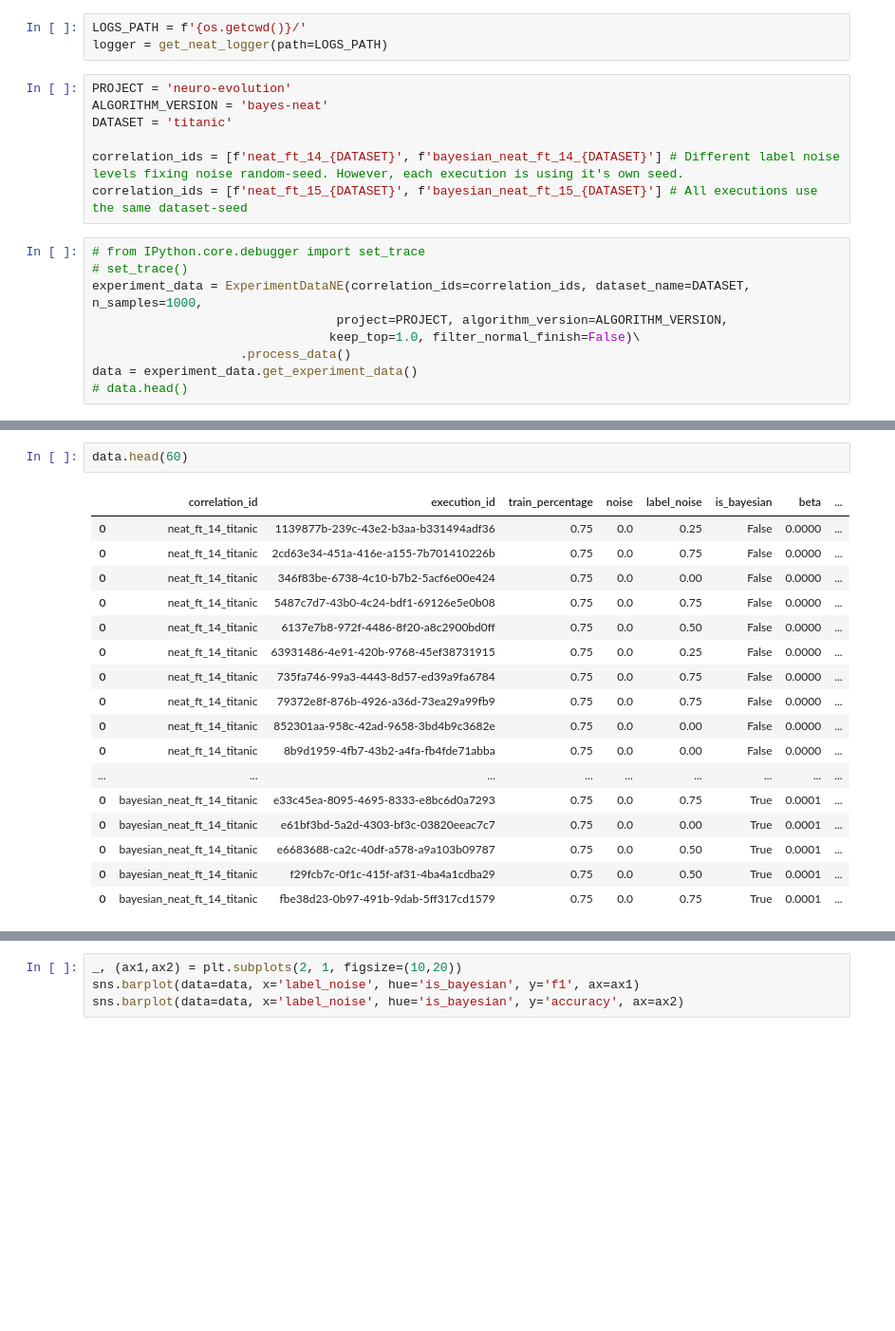
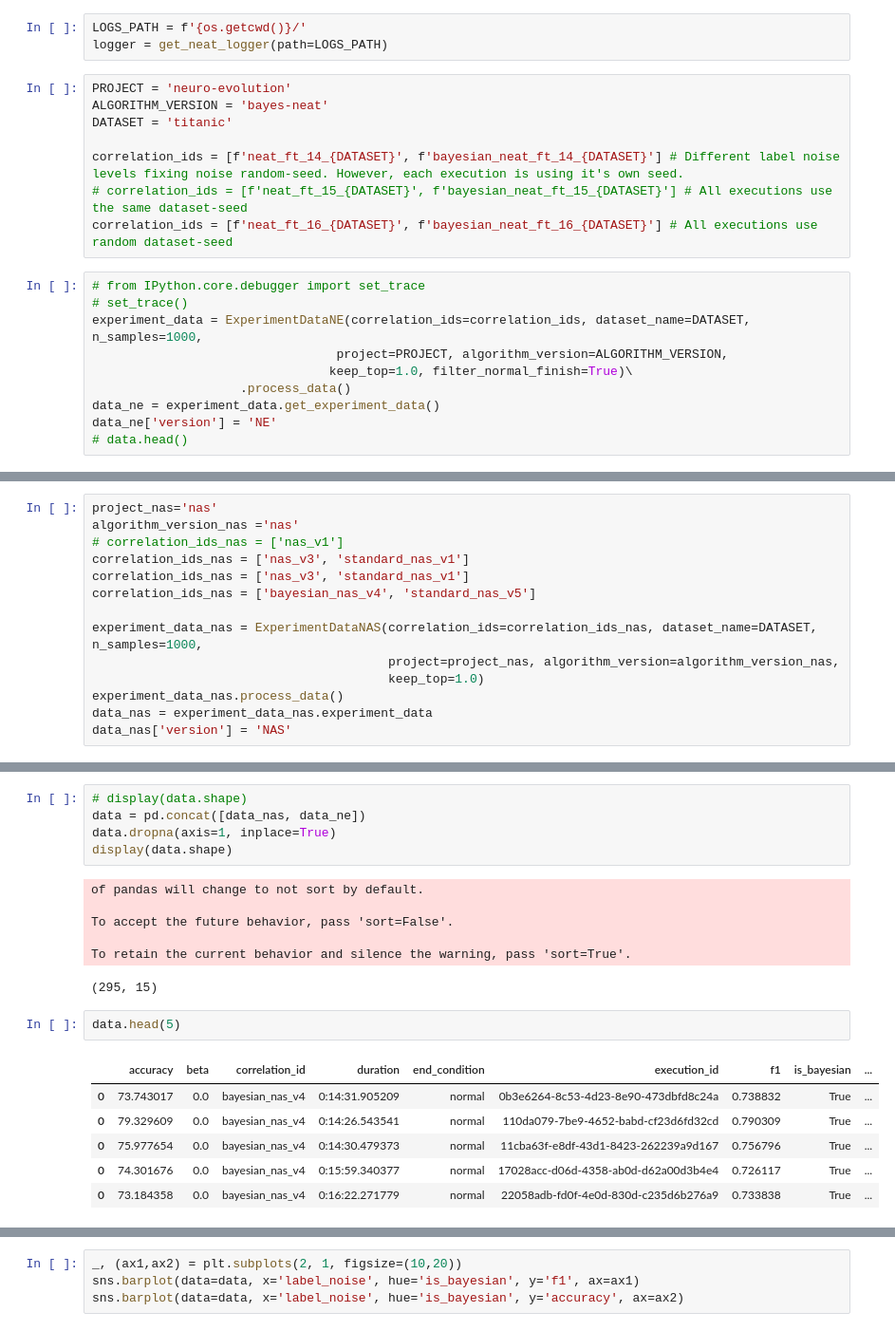
Before and after one commit to AlbertoCastelo/Neuro-Evolution-BNN, a Jupyter notebook: notebooks/analysis/label-noise/titanic.ipynb, the cells around one changed output, grey strips where cells are left out. Shown at 95% size. Cells and saved outputs as stored; diff of their text form; blank space fills up the shorter version.

```diff
--- a/notebooks/analysis/label-noise/titanic.ipynb
+++ b/notebooks/analysis/label-noise/titanic.ipynb
@@ -65,15 +65,17 @@ ALGORITHM_VERSION = 'bayes-neat'
 DATASET = 'titanic'
 
 correlation_ids = [f'neat_ft_14_{DATASET}', f'bayesian_neat_ft_14_{DATASET}'] # Different label noise levels fixing noise random-seed. However, each execution is using it's own seed.
-correlation_ids = [f'neat_ft_15_{DATASET}', f'bayesian_neat_ft_15_{DATASET}'] # All executions use the same dataset-seed
+# correlation_ids = [f'neat_ft_15_{DATASET}', f'bayesian_neat_ft_15_{DATASET}'] # All executions use the same dataset-seed
+correlation_ids = [f'neat_ft_16_{DATASET}', f'bayesian_neat_ft_16_{DATASET}'] # All executions use random dataset-seed
 # %%
 # from IPython.core.debugger import set_trace
 # set_trace()
 experiment_data = ExperimentDataNE(correlation_ids=correlation_ids, dataset_name=DATASET, n_samples=1000,
                                  project=PROJECT, algorithm_version=ALGORITHM_VERSION,
-                                keep_top=1.0, filter_normal_finish=False)\
+                                keep_top=1.0, filter_normal_finish=True)\
                     .process_data()
-data = experiment_data.get_experiment_data()
+data_ne = experiment_data.get_experiment_data()
+data_ne['version'] = 'NE'
 # data.head()
 # %% [output]
 ###########
@@ -95 +97,15 @@ Sum of 10 first labels: 3
 Training: 535. Testing: 179
+# %%
+project_nas='nas'
+algorithm_version_nas ='nas'
+# correlation_ids_nas = ['nas_v1']
+correlation_ids_nas = ['nas_v3', 'standard_nas_v1']
+correlation_ids_nas = ['nas_v3', 'standard_nas_v1']
+correlation_ids_nas = ['bayesian_nas_v4', 'standard_nas_v5']
+
+experiment_data_nas = ExperimentDataNAS(correlation_ids=correlation_ids_nas, dataset_name=DATASET, n_samples=1000,
+                                        project=project_nas, algorithm_version=algorithm_version_nas,
+                                        keep_top=1.0)
+experiment_data_nas.process_data()
+data_nas = experiment_data_nas.experiment_data
+data_nas['version'] = 'NAS'
@@ -96,23 +117,24 @@ Training: 535. Testing: 179
+# %%
+# display(data.shape)
+data = pd.concat([data_nas, data_ne])
+data.dropna(axis=1, inplace=True)
+display(data.shape)
+# %% [output]
+of pandas will change to not sort by default.
+
+To accept the future behavior, pass 'sort=False'.
+
+To retain the current behavior and silence the warning, pass 'sort=True'.
+(295, 15)
 # %%
-data.head(60)
+data.head(5)
 # %% [output]
-|  | correlation_id | execution_id | train_percentage | noise | label_noise | is_bayesian | beta | ... |
-| 0 | neat_ft_14_titanic | 1139877b-239c-43e2-b3aa-b331494adf36 | 0.75 | 0.0 | 0.25 | False | 0.0000 | ... |
-| 0 | neat_ft_14_titanic | 2cd63e34-451a-416e-a155-7b701410226b | 0.75 | 0.0 | 0.75 | False | 0.0000 | ... |
-| 0 | neat_ft_14_titanic | 346f83be-6738-4c10-b7b2-5acf6e00e424 | 0.75 | 0.0 | 0.00 | False | 0.0000 | ... |
-| 0 | neat_ft_14_titanic | 5487c7d7-43b0-4c24-bdf1-69126e5e0b08 | 0.75 | 0.0 | 0.75 | False | 0.0000 | ... |
-| 0 | neat_ft_14_titanic | 6137e7b8-972f-4486-8f20-a8c2900bd0ff | 0.75 | 0.0 | 0.50 | False | 0.0000 | ... |
-| 0 | neat_ft_14_titanic | 63931486-4e91-420b-9768-45ef38731915 | 0.75 | 0.0 | 0.25 | False | 0.0000 | ... |
-| 0 | neat_ft_14_titanic | 735fa746-99a3-4443-8d57-ed39a9fa6784 | 0.75 | 0.0 | 0.75 | False | 0.0000 | ... |
-| 0 | neat_ft_14_titanic | 79372e8f-876b-4926-a36d-73ea29a99fb9 | 0.75 | 0.0 | 0.75 | False | 0.0000 | ... |
-| 0 | neat_ft_14_titanic | 852301aa-958c-42ad-9658-3bd4b9c3682e | 0.75 | 0.0 | 0.00 | False | 0.0000 | ... |
-| 0 | neat_ft_14_titanic | 8b9d1959-4fb7-43b2-a4fa-fb4fde71abba | 0.75 | 0.0 | 0.00 | False | 0.0000 | ... |
-| ... | ... | ... | ... | ... | ... | ... | ... | ... |
-| 0 | bayesian_neat_ft_14_titanic | e33c45ea-8095-4695-8333-e8bc6d0a7293 | 0.75 | 0.0 | 0.75 | True | 0.0001 | ... |
-| 0 | bayesian_neat_ft_14_titanic | e61bf3bd-5a2d-4303-bf3c-03820eeac7c7 | 0.75 | 0.0 | 0.00 | True | 0.0001 | ... |
-| 0 | bayesian_neat_ft_14_titanic | e6683688-ca2c-40df-a578-a9a103b09787 | 0.75 | 0.0 | 0.50 | True | 0.0001 | ... |
-| 0 | bayesian_neat_ft_14_titanic | f29fcb7c-0f1c-415f-af31-4ba4a1cdba29 | 0.75 | 0.0 | 0.50 | True | 0.0001 | ... |
-| 0 | bayesian_neat_ft_14_titanic | fbe38d23-0b97-491b-9dab-5ff317cd1579 | 0.75 | 0.0 | 0.75 | True | 0.0001 | ... |
+|  | accuracy | beta | correlation_id | duration | end_condition | execution_id | f1 | is_bayesian | ... |
+| 0 | 73.743017 | 0.0 | bayesian_nas_v4 | 0:14:31.905209 | normal | 0b3e6264-8c53-4d23-8e90-473dbfd8c24a | 0.738832 | True | ... |
+| 0 | 79.329609 | 0.0 | bayesian_nas_v4 | 0:14:26.543541 | normal | 110da079-7be9-4652-babd-cf23d6fd32cd | 0.790309 | True | ... |
+| 0 | 75.977654 | 0.0 | bayesian_nas_v4 | 0:14:30.479373 | normal | 11cba63f-e8df-43d1-8423-262239a9d167 | 0.756796 | True | ... |
+| 0 | 74.301676 | 0.0 | bayesian_nas_v4 | 0:15:59.340377 | normal | 17028acc-d06d-4358-ab0d-d62a00d3b4e4 | 0.726117 | True | ... |
+| 0 | 73.184358 | 0.0 | bayesian_nas_v4 | 0:16:22.271779 | normal | 22058adb-fd0f-4e0d-830d-c235d6b276a9 | 0.733838 | True | ... |
 # %%
 display(data.shape)
 data = data.loc[data['end_condition'].isin(['normal'])]
```
Also changed, not shown: parts of 8 cells of this notebook, 16 other files.
